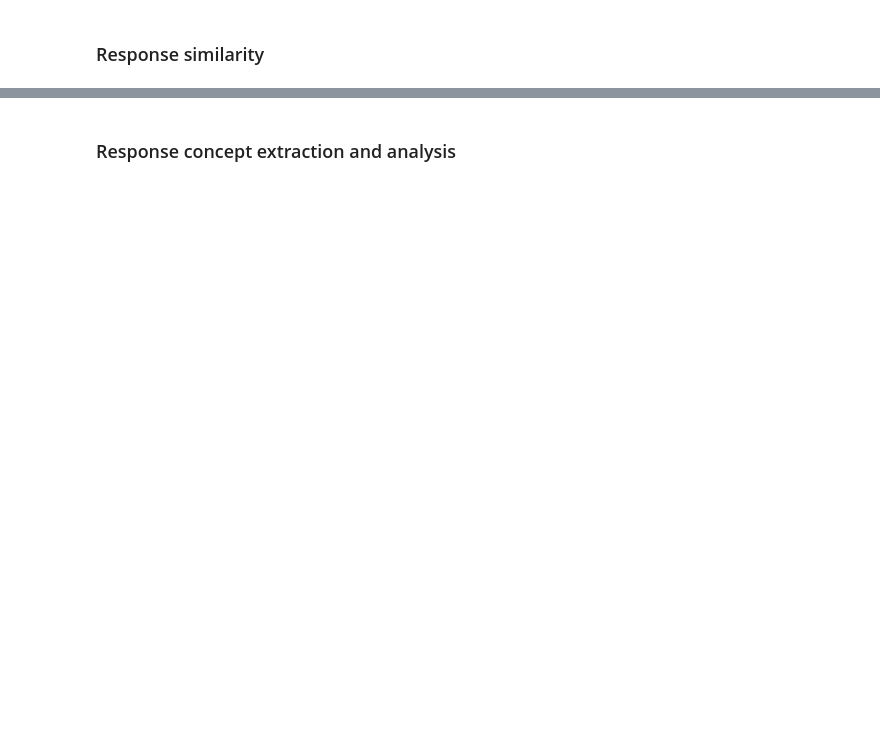
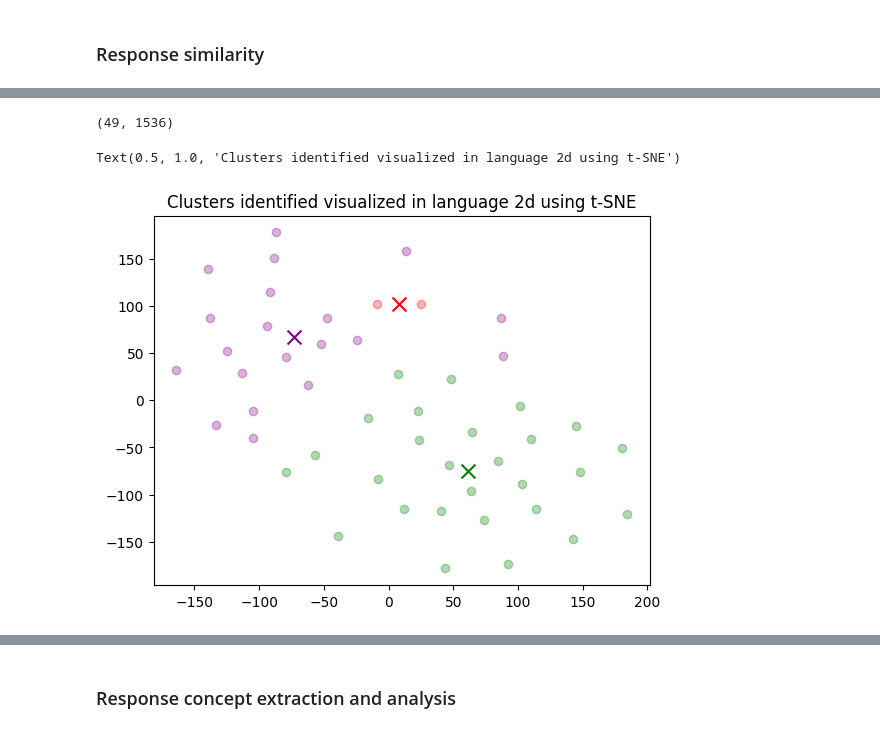
Before and after one commit to cviddenKwantum/KwantumDev, a Jupyter notebook: LI_survey_gen_demo.ipynb, the cells around one changed output, grey strips where cells are left out. Saved outputs shown, nothing was run; the diff lists cells and outputs as text; code cells hidden in the pictures; blank space fills up the shorter version.

```diff
--- a/LI_survey_gen_demo.ipynb
+++ b/LI_survey_gen_demo.ipynb
@@ -145,0 +230,44 @@ Explanation: To measure the cosine similarity between the consumer survey respon
+# %%
+encoding = tiktoken.get_encoding(embedding_encoding)
+
+# omit reviews that are too long to embed
+dfResponse["n_tokens"] = dfResponse['Response'].apply(lambda x: len(encoding.encode(x)))
+# %%
+dfResponse["embedding"] = dfResponse['Response'].apply(lambda x: get_embedding(x, engine=embedding_model))
+# %%
+dfResponse["embedding"] = dfResponse.embedding.apply(np.array)  # convert string to numpy array
+matrix = np.vstack(dfResponse.embedding.values)
+matrix.shape
+# %% [output]
+(49, 1536)
+# %%
+from sklearn.cluster import KMeans
+
+n_clusters = 3
+
+kmeans = KMeans(n_clusters=n_clusters, init="k-means++", random_state=42)
+kmeans.fit(matrix)
+labels = kmeans.labels_
+dfResponse["Cluster"] = labels
+# %%
+import matplotlib.pyplot as plt
+
+tsne = TSNE(n_components=2, perplexity=15, random_state=42, init="random", learning_rate=200)
+vis_dims2 = tsne.fit_transform(matrix)
+
+x = [x for x, y in vis_dims2]
+y = [y for x, y in vis_dims2]
+
+for category, color in enumerate(["purple", "green", "red", "blue"]):
+    xs = np.array(x)[dfResponse.Cluster == category]
+    ys = np.array(y)[dfResponse.Cluster == category]
+    plt.scatter(xs, ys, color=color, alpha=0.3)
+
+    avg_x = xs.mean()
+    avg_y = ys.mean()
+
+    plt.scatter(avg_x, avg_y, marker="x", color=color, s=100)
+plt.title("Clusters identified visualized in language 2d using t-SNE")
+# %% [output]
+Text(0.5, 1.0, 'Clusters identified visualized in language 2d using t-SNE')
+[figure, added]
```
Also changed, not shown: parts of 27 cells of this notebook.
